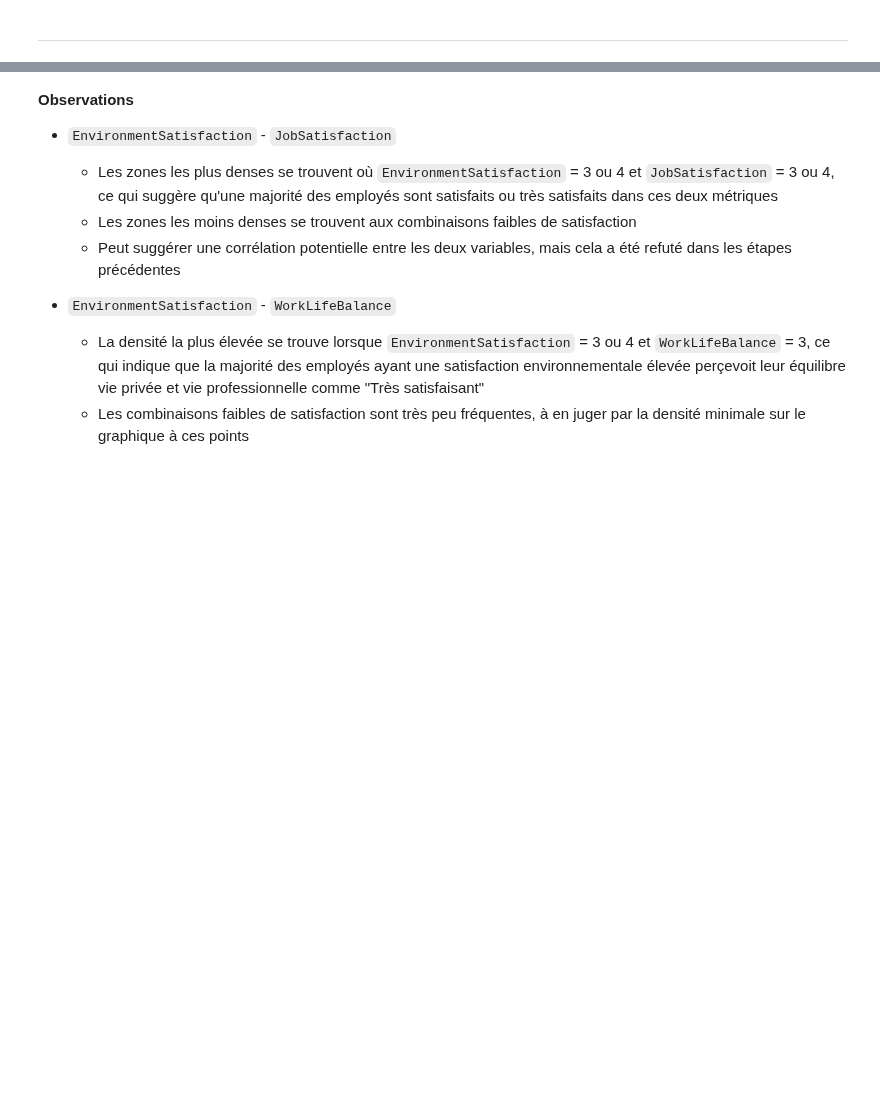
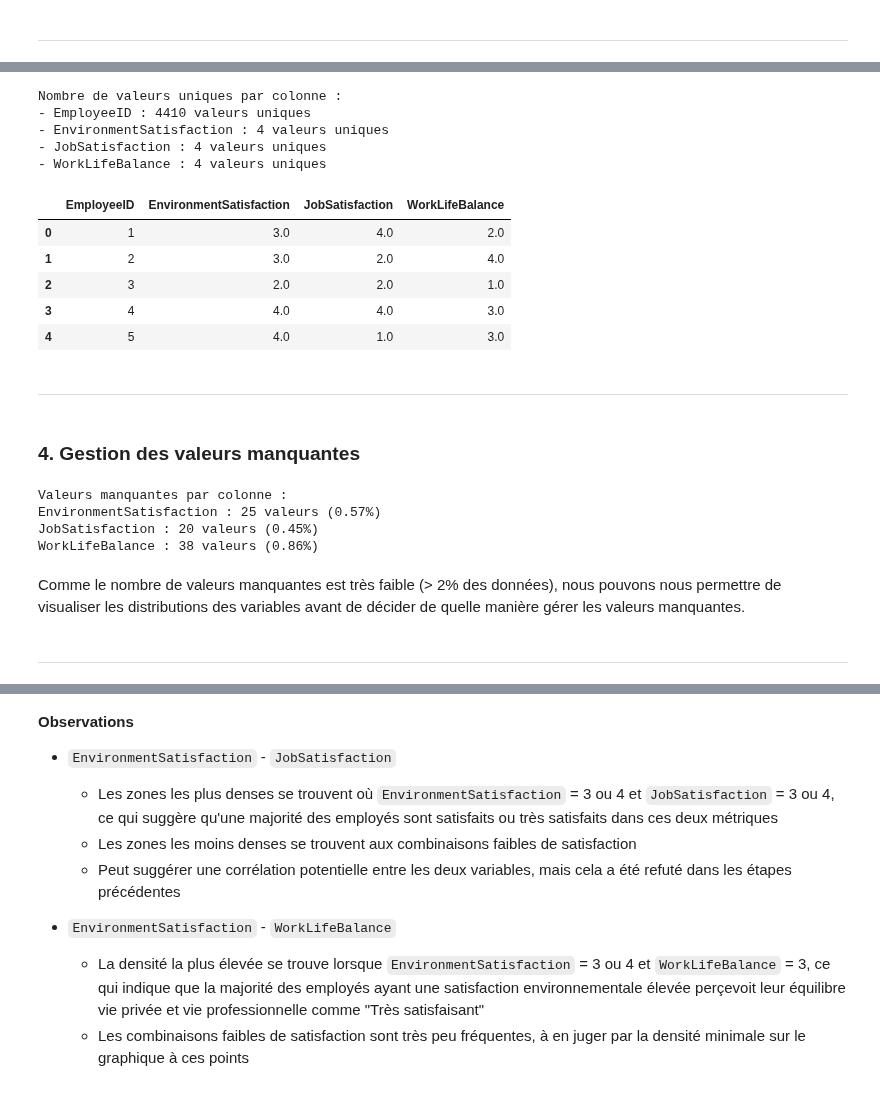
Before and after one commit to warren-gaure/projet-ia, a Jupyter notebook: notebooks/eda_employees.ipynb, the cells around one changed output, grey strips where cells are left out. Cells and saved outputs as stored; diff of their text form; code cells hidden in the pictures; blank space fills up the shorter version.

```diff
--- a/notebooks/eda_employees.ipynb
+++ b/notebooks/eda_employees.ipynb
@@ -41,2 +40,4 @@ general_data = pd.read_csv(path + "employee_survey_data.csv")
+# %%
+employee_data = pd.read_csv("../data/employee_survey_data.csv")
 # %% [markdown]
 ---
@@ -325,0 +81,41 @@ plt.show()
+# %%
+print("Nombre de valeurs uniques par colonne :")
+for column in employee_data.columns:
+    print(f"- {column} : {employee_data[column].nunique()} valeurs uniques")
+# %% [output]
+Nombre de valeurs uniques par colonne :
+- EmployeeID : 4410 valeurs uniques
+- EnvironmentSatisfaction : 4 valeurs uniques
+- JobSatisfaction : 4 valeurs uniques
+- WorkLifeBalance : 4 valeurs uniques
+# %%
+display(employee_data.head())
+# %% [output]
+|  | EmployeeID | EnvironmentSatisfaction | JobSatisfaction | WorkLifeBalance |
+| 0 | 1 | 3.0 | 4.0 | 2.0 |
+| 1 | 2 | 3.0 | 2.0 | 4.0 |
+| 2 | 3 | 2.0 | 2.0 | 1.0 |
+| 3 | 4 | 4.0 | 4.0 | 3.0 |
+| 4 | 5 | 4.0 | 1.0 | 3.0 |
+# %% [markdown]
+---
+# %% [markdown]
+### 4. <a id='missing-check'>Gestion des valeurs manquantes</a>
+# %%
+if (employee_data.isnull().sum() > 0).any():
+    missing_values = employee_data.isnull().sum()[employee_data.isnull().sum() > 0]
+    missing_percentage = (missing_values / len(employee_data) * 100).round(2)
+    print("Valeurs manquantes par colonne :")
+    for col in missing_values.index:
+        print(f"{col} : {missing_values[col]} valeurs ({missing_percentage[col]}%)")
+else:
+    print("Il n'y a pas de valeurs manquantes dans le dataset")
+# %% [output]
+Valeurs manquantes par colonne :
+EnvironmentSatisfaction : 25 valeurs (0.57%)
+JobSatisfaction : 20 valeurs (0.45%)
+WorkLifeBalance : 38 valeurs (0.86%)
+# %% [markdown]
+Comme le nombre de valeurs manquantes est très faible (> 2% des données), nous pouvons nous permettre de visualiser les distributions des variables avant de décider de quelle manière gérer les valeurs manquantes.
+# %% [markdown]
+---
```
Also changed, not shown: parts of 87 cells of this notebook, 1 other file.
